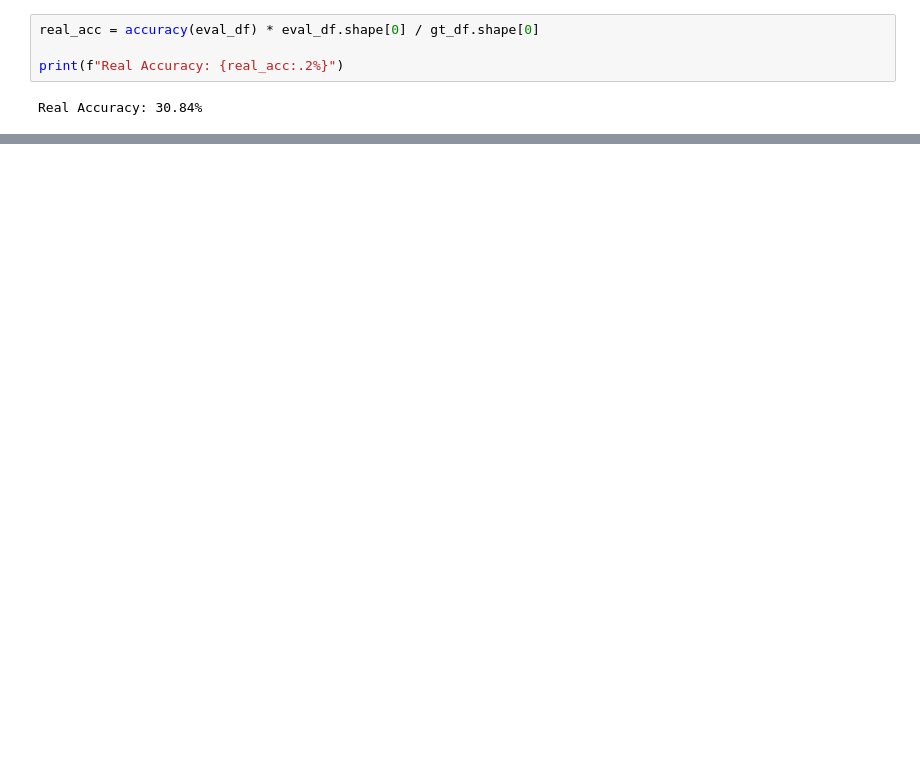
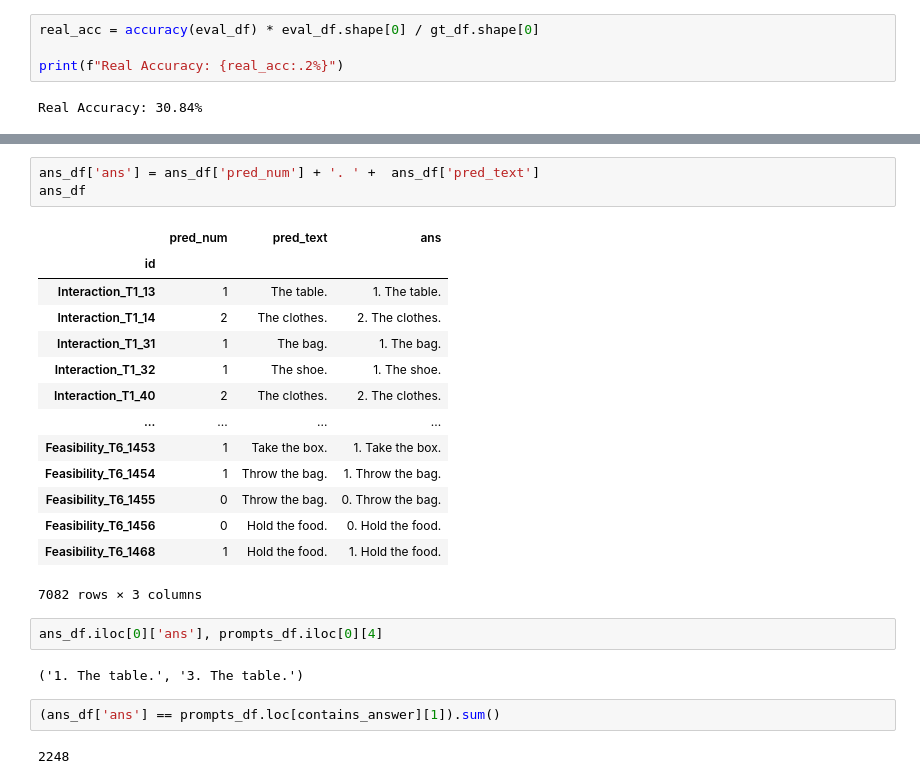
Before and after one commit to FabioLusha/video-neurosymbolic, a Jupyter notebook: star_code/src/resp_analysis4.ipynb, the cells around one changed output, grey strips where cells are left out. Drawn from its saved outputs; the diff is of its cells as text; blank space fills up the shorter version.

```diff
--- a/star_code/src/todo_resp_analysis4.ipynb
+++ b/star_code/src/resp_analysis4.ipynb
@@ -495,0 +497,26 @@ Feasibility          490        28.16%
+# %%
+ans_df['ans'] = ans_df['pred_num'] + '. ' +  ans_df['pred_text']
+ans_df
+# %% [output]
+|  | pred_num | pred_text | ans |
+| id |  |  |  |
+| Interaction_T1_13 | 1 | The table. | 1. The table. |
+| Interaction_T1_14 | 2 | The clothes. | 2. The clothes. |
+| Interaction_T1_31 | 1 | The bag. | 1. The bag. |
+| Interaction_T1_32 | 1 | The shoe. | 1. The shoe. |
+| Interaction_T1_40 | 2 | The clothes. | 2. The clothes. |
+| ... | ... | ... | ... |
+| Feasibility_T6_1453 | 1 | Take the box. | 1. Take the box. |
+| Feasibility_T6_1454 | 1 | Throw the bag. | 1. Throw the bag. |
+| Feasibility_T6_1455 | 0 | Throw the bag. | 0. Throw the bag. |
+| Feasibility_T6_1456 | 0 | Hold the food. | 0. Hold the food. |
+| Feasibility_T6_1468 | 1 | Hold the food. | 1. Hold the food. |
+7082 rows × 3 columns
+# %%
+ans_df.iloc[0]['ans'], prompts_df.iloc[0][4]
+# %% [output]
+('1. The table.', '3. The table.')
+# %%
+(ans_df['ans'] == prompts_df.loc[contains_answer][1]).sum()
+# %% [output]
+2248
```
Also changed, not shown: parts of 21 cells of this notebook.
